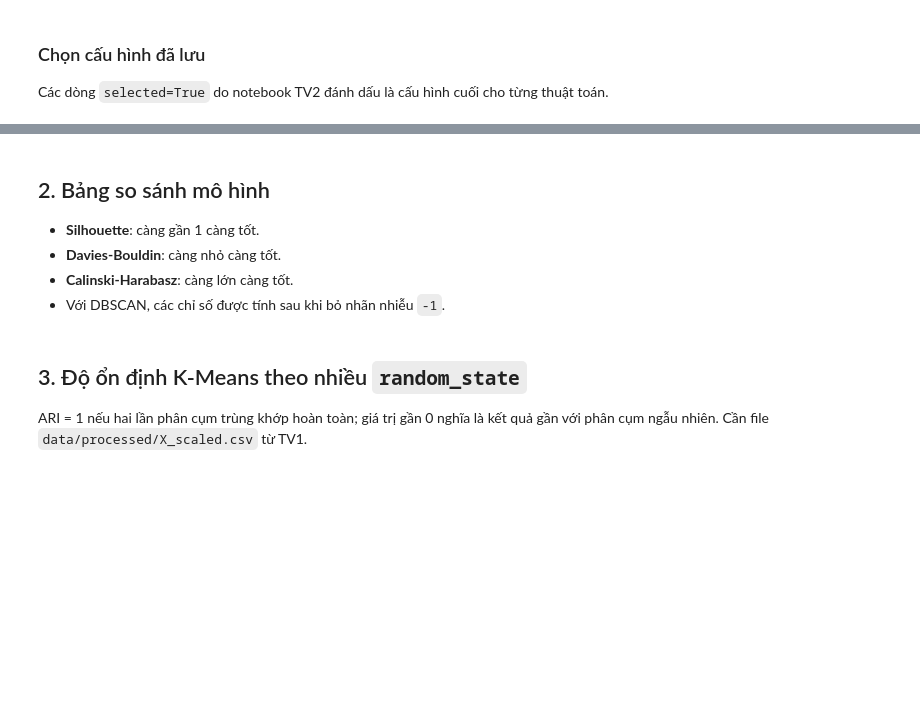
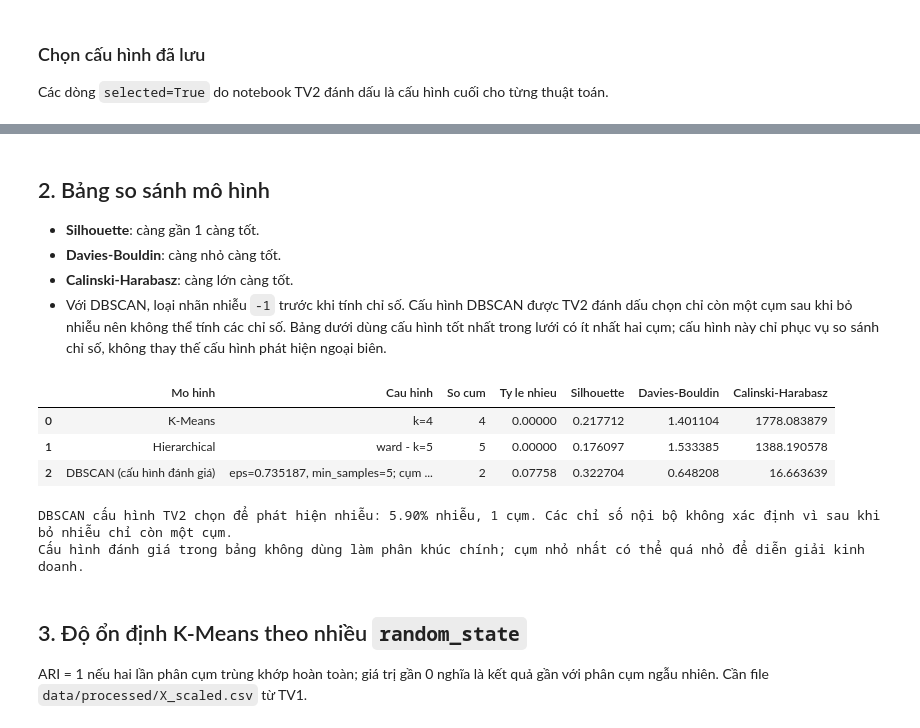
Before and after one commit to Phuctqt123/BTL_DATAMINING, a Jupyter notebook: evaluation/compare_models.ipynb, the cells around one changed output, grey strips where cells are left out. Saved outputs shown, nothing was run; the diff lists cells and outputs as text; code cells hidden in the pictures; blank space fills up the shorter version.

```diff
--- a/evaluation/compare_models.ipynb
+++ b/evaluation/compare_models.ipynb
@@ -52,44 +69,85 @@ print("DBSCAN:", dbscan_selected.to_dict())
 - **Silhouette**: càng gần 1 càng tốt.
 - **Davies-Bouldin**: càng nhỏ càng tốt.
 - **Calinski-Harabasz**: càng lớn càng tốt.
-- Với DBSCAN, các chỉ số được tính sau khi bỏ nhãn nhiễu `-1`.
+- Với DBSCAN, loại nhãn nhiễu `-1` trước khi tính chỉ số. Cấu hình DBSCAN được TV2 đánh dấu chọn chỉ còn một cụm sau khi bỏ nhiễu nên không thể tính các chỉ số. Bảng dưới dùng cấu hình tốt nhất trong lưới có ít nhất hai cụm; cấu hình này chỉ phục vụ so sánh chỉ số, không thay thế cấu hình phát hiện ngoại biên.
 # %%
-noise_ratio = float((labels["dbscan"] == -1).mean())
+x_path = DATA_PROCESSED / "X_scaled.csv"
+X_df = pd.read_csv(x_path, dtype={"Customer ID": "string"}).set_index("Customer ID")
+X_df = X_df.reindex(labels["Customer ID"])
+if X_df.isna().any().any():
+    raise ValueError("X_scaled.csv thiếu hoặc không khớp Customer ID trong labels.csv")
+X = X_df.to_numpy()
+
+dbscan_candidates = dbscan_tuning.loc[
+    dbscan_tuning["n_clusters"].ge(2) & dbscan_tuning["silhouette"].notna()
+].sort_values("silhouette", ascending=False)
+if dbscan_candidates.empty:
+    raise ValueError("Lưới DBSCAN không có cấu hình hợp lệ từ hai cụm trở lên.")
+dbscan_eval = dbscan_candidates.iloc[0]
+dbscan_eval_labels = DBSCAN(
+    eps=float(dbscan_eval["eps"]),
+    min_samples=int(dbscan_eval["min_samples"]),
+).fit_predict(X)
+dbscan_eval_mask = dbscan_eval_labels != -1
+dbscan_eval_clusters = np.unique(dbscan_eval_labels[dbscan_eval_mask])
+if len(dbscan_eval_clusters) < 2:
+    raise ValueError("Cấu hình DBSCAN đánh giá không còn ít nhất hai cụm sau khi bỏ nhiễu.")
+dbscan_eval_metrics = {
+    "Silhouette": silhouette_score(X[dbscan_eval_mask], dbscan_eval_labels[dbscan_eval_mask]),
+    "Davies-Bouldin": davies_bouldin_score(X[dbscan_eval_mask], dbscan_eval_labels[dbscan_eval_mask]),
+    "Calinski-Harabasz": calinski_harabasz_score(X[dbscan_eval_mask], dbscan_eval_labels[dbscan_eval_mask]),
+}
+dbscan_eval_noise_ratio = float((dbscan_eval_labels == -1).mean())
+dbscan_selected_noise_ratio = float((labels["dbscan"] == -1).mean())
 
 comparison = pd.DataFrame([
     {
         "Mo hinh": "K-Means",
         "Cau hinh": f"k={int(kmeans_selected['n_clusters'])}",
         "So cum": int(kmeans_selected["n_clusters"]),
         "Ty le nhieu": 0.0,
         "Silhouette": kmeans_selected["silhouette"],
         "Davies-Bouldin": kmeans_selected["davies_bouldin"],
         "Calinski-Harabasz": kmeans_selected["calinski_harabasz"],
     },
     {
         "Mo hinh": "Hierarchical",
         "Cau hinh": f"{hierarchical_selected['linkage']} - k={int(hierarchical_selected['k'])}",
         "So cum": int(hierarchical_selected["n_clusters"]),
         "Ty le nhieu": 0.0,
         "Silhouette": hierarchical_selected["silhouette"],
         "Davies-Bouldin": hierarchical_selected["davies_bouldin"],
         "Calinski-Harabasz": hierarchical_selected["calinski_harabasz"],
     },
     {
-        "Mo hinh": "DBSCAN",
-        "Cau hinh": f"eps={dbscan_selected['eps']:.6g}, min_samples={int(dbscan_selected['min_samples'])}",
-        "So cum": int(dbscan_selected["n_clusters"]),
-        "Ty le nhieu": noise_ratio,
-        "Silhouette": dbscan_selected["silhouette"],
-        "Davies-Bouldin": dbscan_selected["davies_bouldin"],
-        "Calinski-Harabasz": dbscan_selected["calinski_harabasz"],
+        "Mo hinh": "DBSCAN (cấu hình đánh giá)",
+        "Cau hinh": f"eps={dbscan_eval['eps']:.6g}, min_samples={int(dbscan_eval['min_samples'])}; cụm nhỏ nhất={int(dbscan_eval['min_cluster_size'])}",
+        "So cum": len(dbscan_eval_clusters),
+        "Ty le nhieu": dbscan_eval_noise_ratio,
+        **dbscan_eval_metrics,
     },
 ])
 
 display(comparison)
+print(
+    f"DBSCAN cấu hình TV2 chọn để phát hiện nhiễu: "
+    f"{dbscan_selected_noise_ratio:.2%} nhiễu, {int(dbscan_selected['n_clusters'])} cụm. "
+    "Các chỉ số nội bộ không xác định vì sau khi bỏ nhiễu chỉ còn một cụm."
+)
+print(
+    "Cấu hình đánh giá trong bảng không dùng làm phân khúc chính; "
+    "cụm nhỏ nhất có thể quá nhỏ để diễn giải kinh doanh."
+)
 results_dir = PROJECT_ROOT / "evaluation" / "results"
 results_dir.mkdir(parents=True, exist_ok=True)
 comparison.to_csv(results_dir / "model_comparison.csv", index=False)
+# %% [output]
+|  | Mo hinh | Cau hinh | So cum | Ty le nhieu | Silhouette | Davies-Bouldin | Calinski-Harabasz |
+| 0 | K-Means | k=4 | 4 | 0.00000 | 0.217712 | 1.401104 | 1778.083879 |
+| 1 | Hierarchical | ward - k=5 | 5 | 0.00000 | 0.176097 | 1.533385 | 1388.190578 |
+| 2 | DBSCAN (cấu hình đánh giá) | eps=0.735187, min_samples=5; cụm ... | 2 | 0.07758 | 0.322704 | 0.648208 | 16.663639 |
+DBSCAN cấu hình TV2 chọn để phát hiện nhiễu: 5.90% nhiễu, 1 cụm. Các chỉ số nội bộ không xác định vì sau khi bỏ nhiễu chỉ còn một cụm.
+Cấu hình đánh giá trong bảng không dùng làm phân khúc chính; cụm nhỏ nhất có thể quá nhỏ để diễn giải kinh doanh.
 # %% [markdown]
 ## 3. Độ ổn định K-Means theo nhiều `random_state`
 
```
Also changed, not shown: parts of 8 cells of this notebook, 18 other files.
